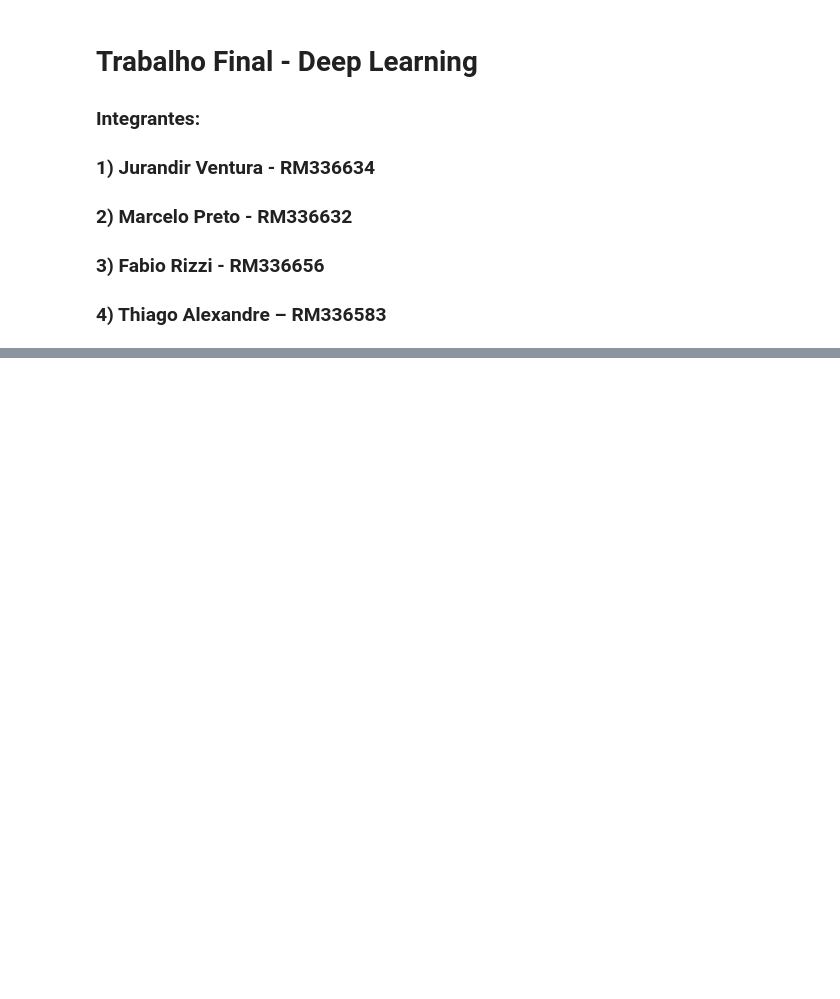
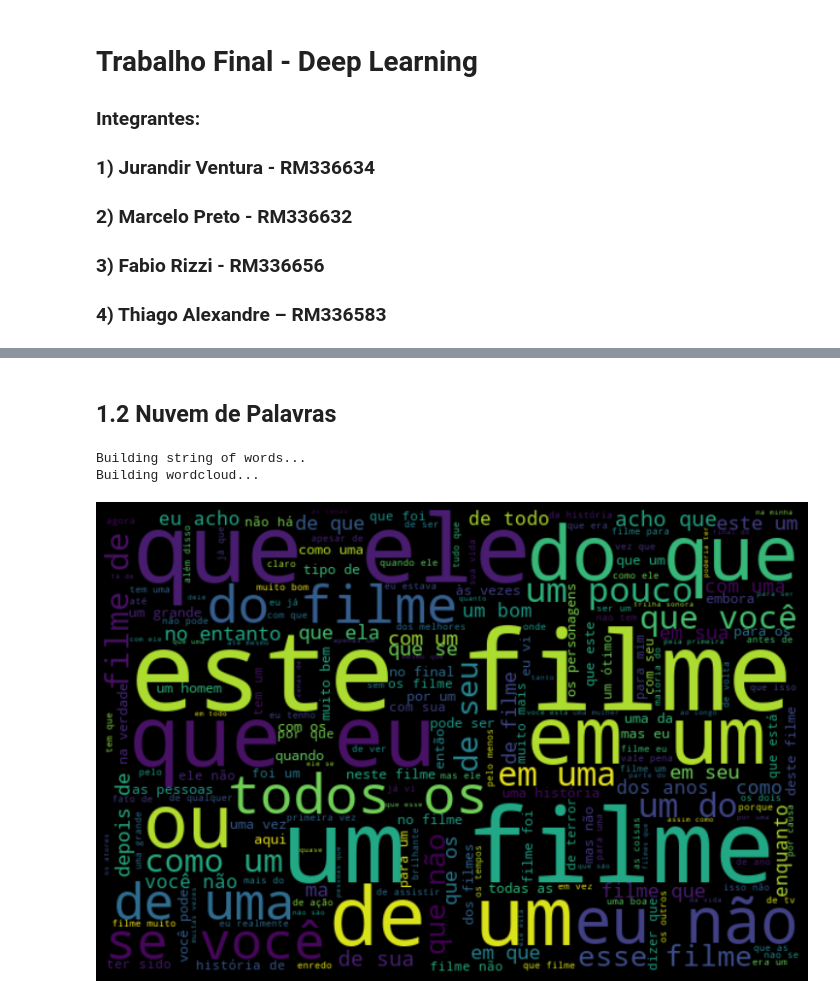
Before and after one commit to fiapIA/processamento_de_linguagem_natural, a Jupyter notebook: trabalho_final.ipynb, the cells around one changed output, grey strips where cells are left out. Saved outputs shown, nothing was run; the diff lists cells and outputs as text; code cells hidden in the pictures; blank space fills up the shorter version.

```diff
--- a/trabalho_final.ipynb
+++ b/trabalho_final.ipynb
@@ -34,0 +152,42 @@ dataset.head()
+# %% [markdown]
+## 1.2 Nuvem de Palavras
+# %%
+
+import nltk
+import matplotlib.pyplot as plt
+
+try:
+  from wordcloud import WordCloud
+except:
+  !pip install wordcloud
+
+# Filtro de sentimento
+sentimento = 'pos'
+
+# dataframes
+column_language = df[language] # Coluna <language> do dataset
+column_sentiment_language = df[df.sentiment == sentimento][language] # Filtra coluna <language> por <sentimento>
+
+# Construcao da string de palavras para o wordcloud
+column = column_sentiment_language # escolha do dataframe
+print("Building string of words...")
+words = ''
+for row in column:
+  text = row.lower() # normalizando: transforma todo o texto da linha em minusculo
+  for word in text: # adiciona palavra de cada linha na variavel words
+    words += word
+
+print("Building wordcloud...")
+# Gera o wordcloud
+wordcloud = WordCloud(width=600, height=400).generate(words)
+
+# Plota wordcloud
+plt.figure(figsize=(10,10), facecolor='k')
+plt.imshow(wordcloud, interpolation='bilinear')
+plt.axis("off")
+plt.tight_layout(pad=0) # Preenchimento entre a borda e a figura
+plt.show()
+# %% [output]
+Building string of words...
+Building wordcloud...
+[figure, added]
```
Also changed, not shown: parts of 16 cells of this notebook.
